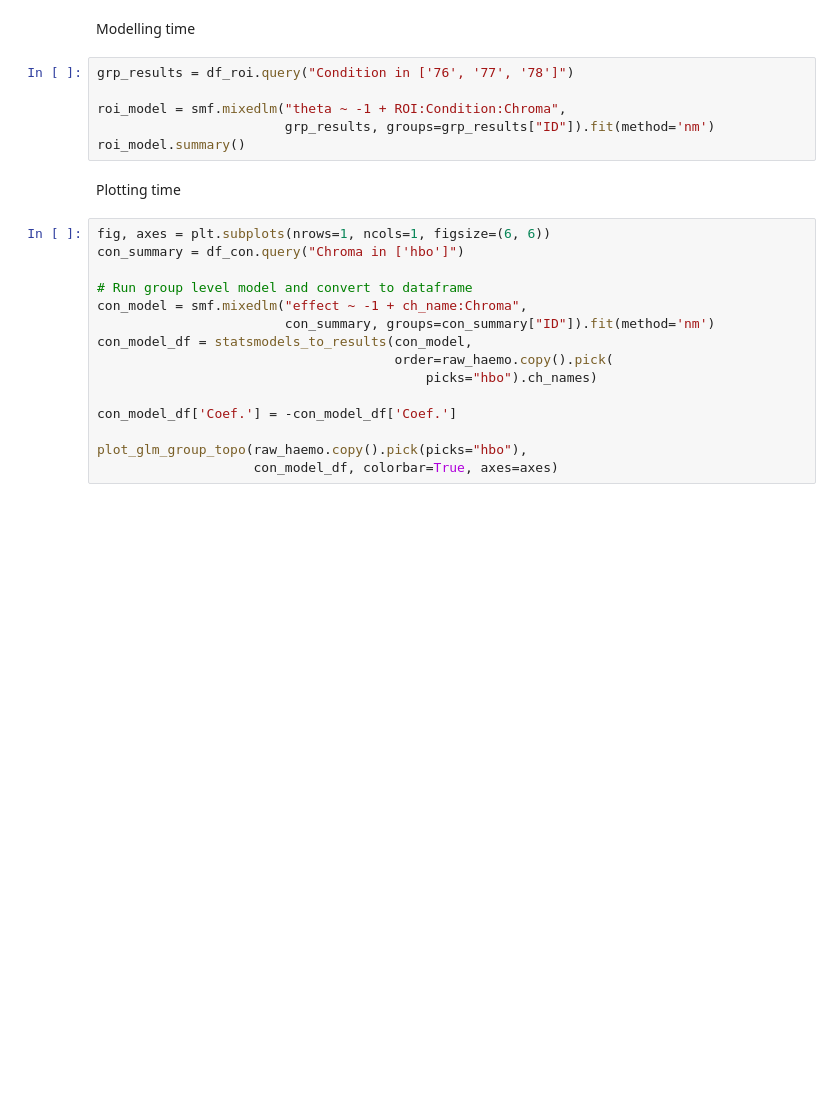
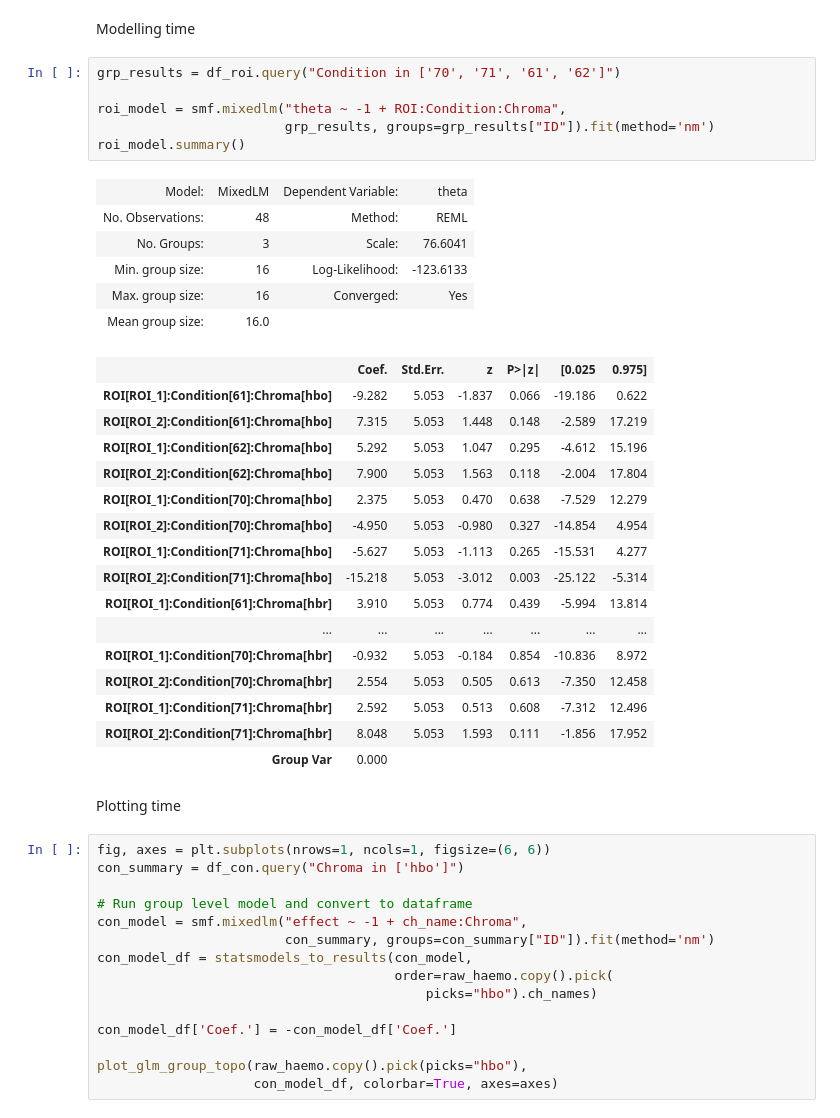
Before and after one commit to sigridbom/BA_fNIRS, a Jupyter notebook: preprocessing.ipynb, the cells around one changed output. Drawn from its saved outputs; the diff is of its cells as text; blank space fills up the shorter version.

```diff
--- a/preprocessing.ipynb
+++ b/preprocessing.ipynb
@@ -217,11 +264,34 @@ grp_results
 # %% [markdown]
 Modelling time
 # %%
-grp_results = df_roi.query("Condition in ['76', '77', '78']")
+grp_results = df_roi.query("Condition in ['70', '71', '61', '62']")
 
 roi_model = smf.mixedlm("theta ~ -1 + ROI:Condition:Chroma",
                         grp_results, groups=grp_results["ID"]).fit(method='nm')
 roi_model.summary()
+# %% [output]
+| Model: | MixedLM | Dependent Variable: | theta |
+| No. Observations: | 48 | Method: | REML |
+| No. Groups: | 3 | Scale: | 76.6041 |
+| Min. group size: | 16 | Log-Likelihood: | -123.6133 |
+| Max. group size: | 16 | Converged: | Yes |
+| Mean group size: | 16.0 |  |  |
+|  | Coef. | Std.Err. | z | P>|z| | [0.025 | 0.975] |
+| ROI[ROI_1]:Condition[61]:Chroma[hbo] | -9.282 | 5.053 | -1.837 | 0.066 | -19.186 | 0.622 |
+| ROI[ROI_2]:Condition[61]:Chroma[hbo] | 7.315 | 5.053 | 1.448 | 0.148 | -2.589 | 17.219 |
+| ROI[ROI_1]:Condition[62]:Chroma[hbo] | 5.292 | 5.053 | 1.047 | 0.295 | -4.612 | 15.196 |
+| ROI[ROI_2]:Condition[62]:Chroma[hbo] | 7.900 | 5.053 | 1.563 | 0.118 | -2.004 | 17.804 |
+| ROI[ROI_1]:Condition[70]:Chroma[hbo] | 2.375 | 5.053 | 0.470 | 0.638 | -7.529 | 12.279 |
+| ROI[ROI_2]:Condition[70]:Chroma[hbo] | -4.950 | 5.053 | -0.980 | 0.327 | -14.854 | 4.954 |
+| ROI[ROI_1]:Condition[71]:Chroma[hbo] | -5.627 | 5.053 | -1.113 | 0.265 | -15.531 | 4.277 |
+| ROI[ROI_2]:Condition[71]:Chroma[hbo] | -15.218 | 5.053 | -3.012 | 0.003 | -25.122 | -5.314 |
+| ROI[ROI_1]:Condition[61]:Chroma[hbr] | 3.910 | 5.053 | 0.774 | 0.439 | -5.994 | 13.814 |
+| ... | ... | ... | ... | ... | ... | ... |
+| ROI[ROI_1]:Condition[70]:Chroma[hbr] | -0.932 | 5.053 | -0.184 | 0.854 | -10.836 | 8.972 |
+| ROI[ROI_2]:Condition[70]:Chroma[hbr] | 2.554 | 5.053 | 0.505 | 0.613 | -7.350 | 12.458 |
+| ROI[ROI_1]:Condition[71]:Chroma[hbr] | 2.592 | 5.053 | 0.513 | 0.608 | -7.312 | 12.496 |
+| ROI[ROI_2]:Condition[71]:Chroma[hbr] | 8.048 | 5.053 | 1.593 | 0.111 | -1.856 | 17.952 |
+| Group Var | 0.000 |  |  |  |  |  |
 # %% [markdown]
 Plotting time
 # %%
```
Also changed, not shown: parts of 13 cells of this notebook.
